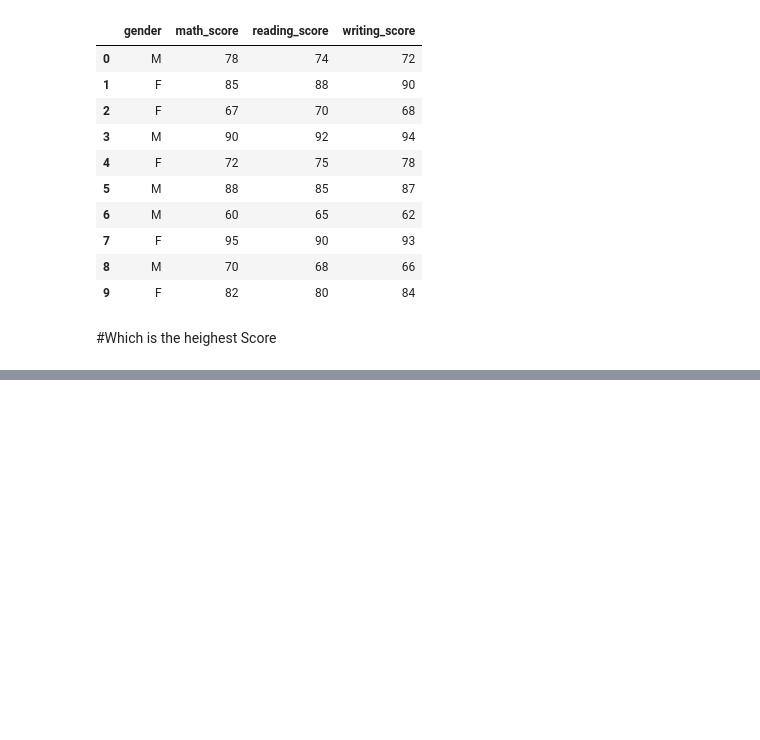
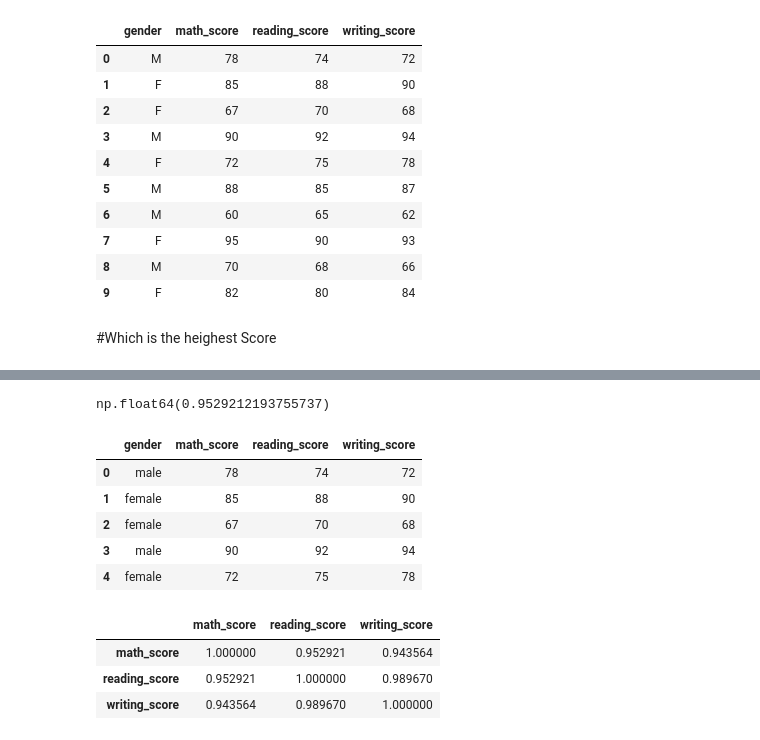
Before and after one commit to ZaidiSahab/Road-to-Data-Science, a Jupyter notebook: Learning_From_Youtube.ipynb, the cells around one changed output, grey strips where cells are left out. Cells and saved outputs as stored; diff of their text form; code cells hidden in the pictures; blank space fills up the shorter version.

Commit message:
Day 16 Correlation

```diff
--- a/Learning_From_Youtube.ipynb
+++ b/Learning_From_Youtube.ipynb
@@ -534,0 +535,13 @@ Writing scores are higher: 11.824644697504539
+# %%
+df['math_score'].corr(df['reading_score'])
+# %% [output]
+np.float64(0.9529212193755737)
+# %%
+df.head()
+# %% [output]
+|  | gender | math_score | reading_score | writing_score |
+| 0 | male | 78 | 74 | 72 |
+| 1 | female | 85 | 88 | 90 |
+| 2 | female | 67 | 70 | 68 |
+| 3 | male | 90 | 92 | 94 |
+| 4 | female | 72 | 75 | 78 |
@@ -534,0 +552,7 @@ Writing scores are higher: 11.824644697504539
+# %%
+correlation.style.background_gradient(cmap = 'coolwarm')
+# %% [output]
+|  | math_score | reading_score | writing_score |
+| math_score | 1.000000 | 0.952921 | 0.943564 |
+| reading_score | 0.952921 | 1.000000 | 0.989670 |
+| writing_score | 0.943564 | 0.989670 | 1.000000 |
```
Also changed, not shown: parts of 3 cells of this notebook.
